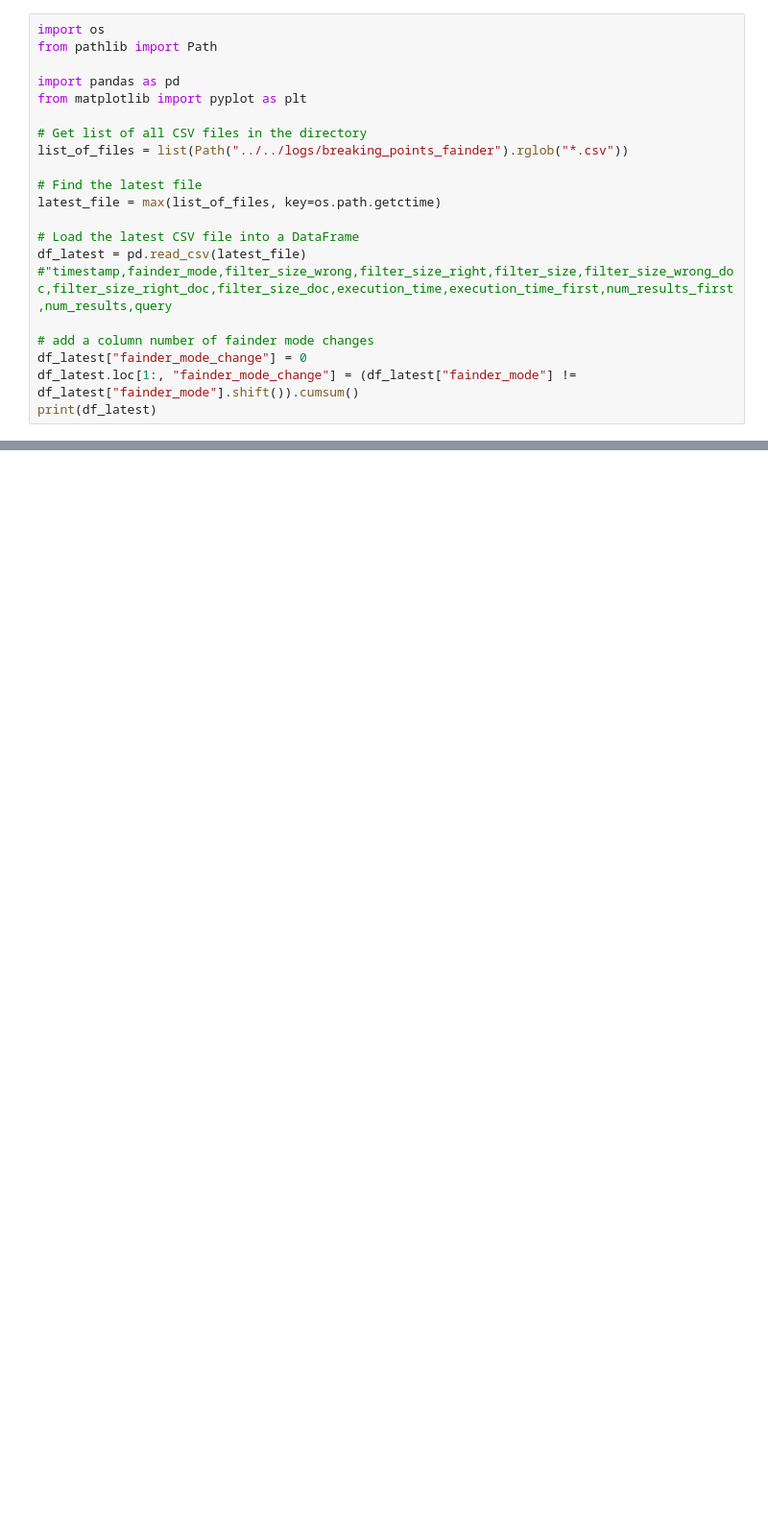
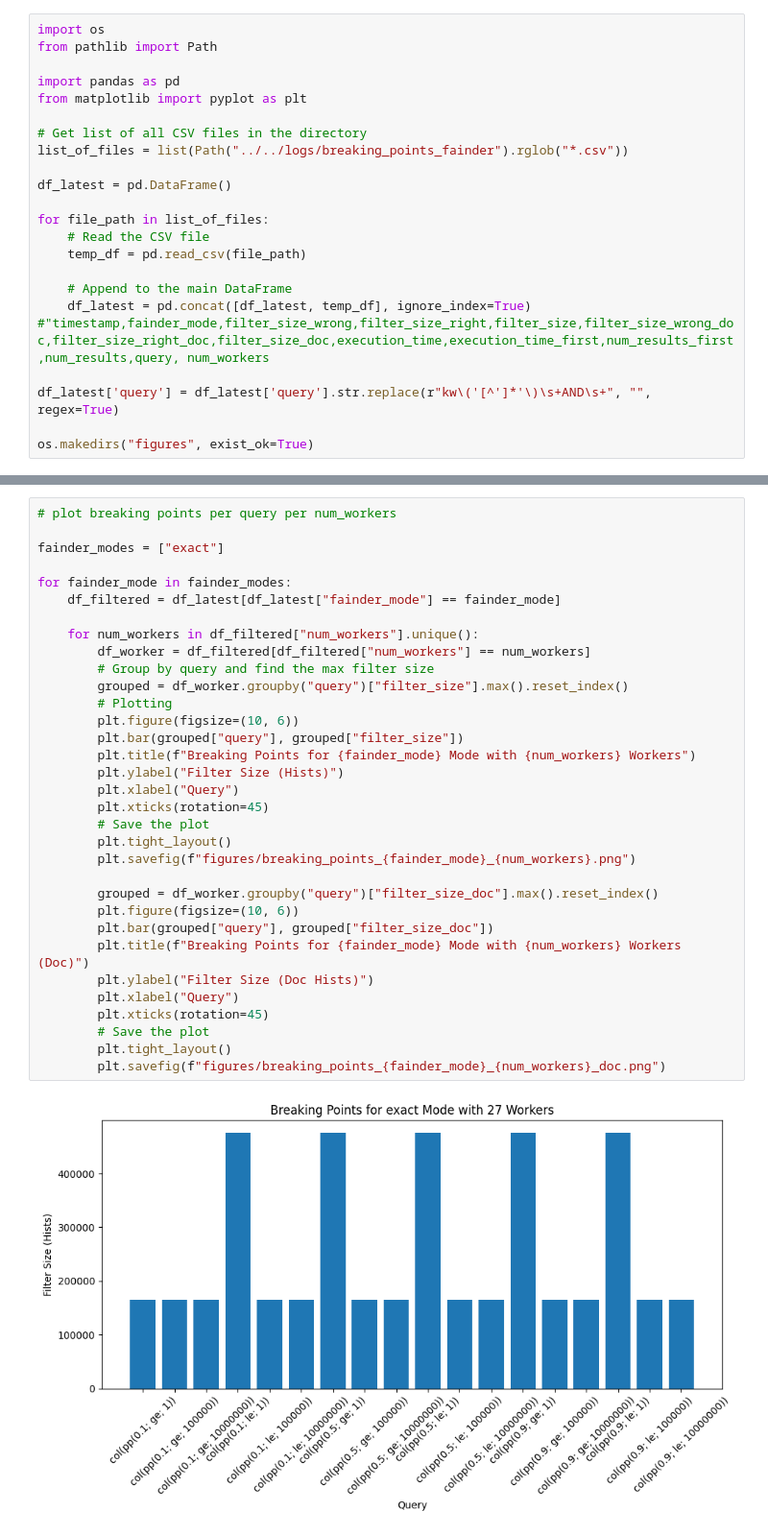
Before and after one commit to leonardgeissler/fainder-demo, a Jupyter notebook: analysis/fainder_filter_breaking_points_tests/analysis.ipynb, the cells around one changed output, grey strips where cells are left out. Shown at 96% size. Cells and saved outputs as stored; diff of their text form; blank space fills up the shorter version.

```diff
--- a/analysis/fainder_filter_breaking_points_tests/analysis.ipynb
+++ b/analysis/fainder_filter_breaking_points_tests/analysis.ipynb
@@ -8,14 +8,16 @@ from matplotlib import pyplot as plt
 # Get list of all CSV files in the directory
 list_of_files = list(Path("../../logs/breaking_points_fainder").rglob("*.csv"))
 
-# Find the latest file
-latest_file = max(list_of_files, key=os.path.getctime)
+df_latest = pd.DataFrame()
 
-# Load the latest CSV file into a DataFrame
-df_latest = pd.read_csv(latest_file)
-#"timestamp,fainder_mode,filter_size_wrong,filter_size_right,filter_size,filter_size_wrong_doc,filter_size_right_doc,filter_size_doc,execution_time,execution_time_first,num_results_first,num_results,query
+for file_path in list_of_files:
+    # Read the CSV file
+    temp_df = pd.read_csv(file_path)
 
-# add a column number of fainder mode changes
-df_latest["fainder_mode_change"] = 0
-df_latest.loc[1:, "fainder_mode_change"] = (df_latest["fainder_mode"] != df_latest["fainder_mode"].shift()).cumsum()
-print(df_latest)
+    # Append to the main DataFrame
+    df_latest = pd.concat([df_latest, temp_df], ignore_index=True)
+#"timestamp,fainder_mode,filter_size_wrong,filter_size_right,filter_size,filter_size_wrong_doc,filter_size_right_doc,filter_size_doc,execution_time,execution_time_first,num_results_first,num_results,query, num_workers
+
+df_latest['query'] = df_latest['query'].str.replace(r"kw\('[^']*'\)\s+AND\s+", "", regex=True)
+
+os.makedirs("figures", exist_ok=True)
@@ -39,0 +24,35 @@ print(df_latest)
+# %%
+# plot breaking points per query per num_workers
+
+fainder_modes = ["exact"]
+
+for fainder_mode in fainder_modes:
+    df_filtered = df_latest[df_latest["fainder_mode"] == fainder_mode]
+
+    for num_workers in df_filtered["num_workers"].unique():
+        df_worker = df_filtered[df_filtered["num_workers"] == num_workers]
+        # Group by query and find the max filter size
+        grouped = df_worker.groupby("query")["filter_size"].max().reset_index()
+        # Plotting
+        plt.figure(figsize=(10, 6))
+        plt.bar(grouped["query"], grouped["filter_size"])
+        plt.title(f"Breaking Points for {fainder_mode} Mode with {num_workers} Workers")
+        plt.ylabel("Filter Size (Hists)")
+        plt.xlabel("Query")
+        plt.xticks(rotation=45)
+        # Save the plot
+        plt.tight_layout()
+        plt.savefig(f"figures/breaking_points_{fainder_mode}_{num_workers}.png")
+
+        grouped = df_worker.groupby("query")["filter_size_doc"].max().reset_index()
+        plt.figure(figsize=(10, 6))
+        plt.bar(grouped["query"], grouped["filter_size_doc"])
+        plt.title(f"Breaking Points for {fainder_mode} Mode with {num_workers} Workers (Doc)")
+        plt.ylabel("Filter Size (Doc Hists)")
+        plt.xlabel("Query")
+        plt.xticks(rotation=45)
+        # Save the plot
+        plt.tight_layout()
+        plt.savefig(f"figures/breaking_points_{fainder_mode}_{num_workers}_doc.png")
+# %% [output]
+[figure, added]
```
Also changed, not shown: parts of 4 cells of this notebook, 3 other files.
